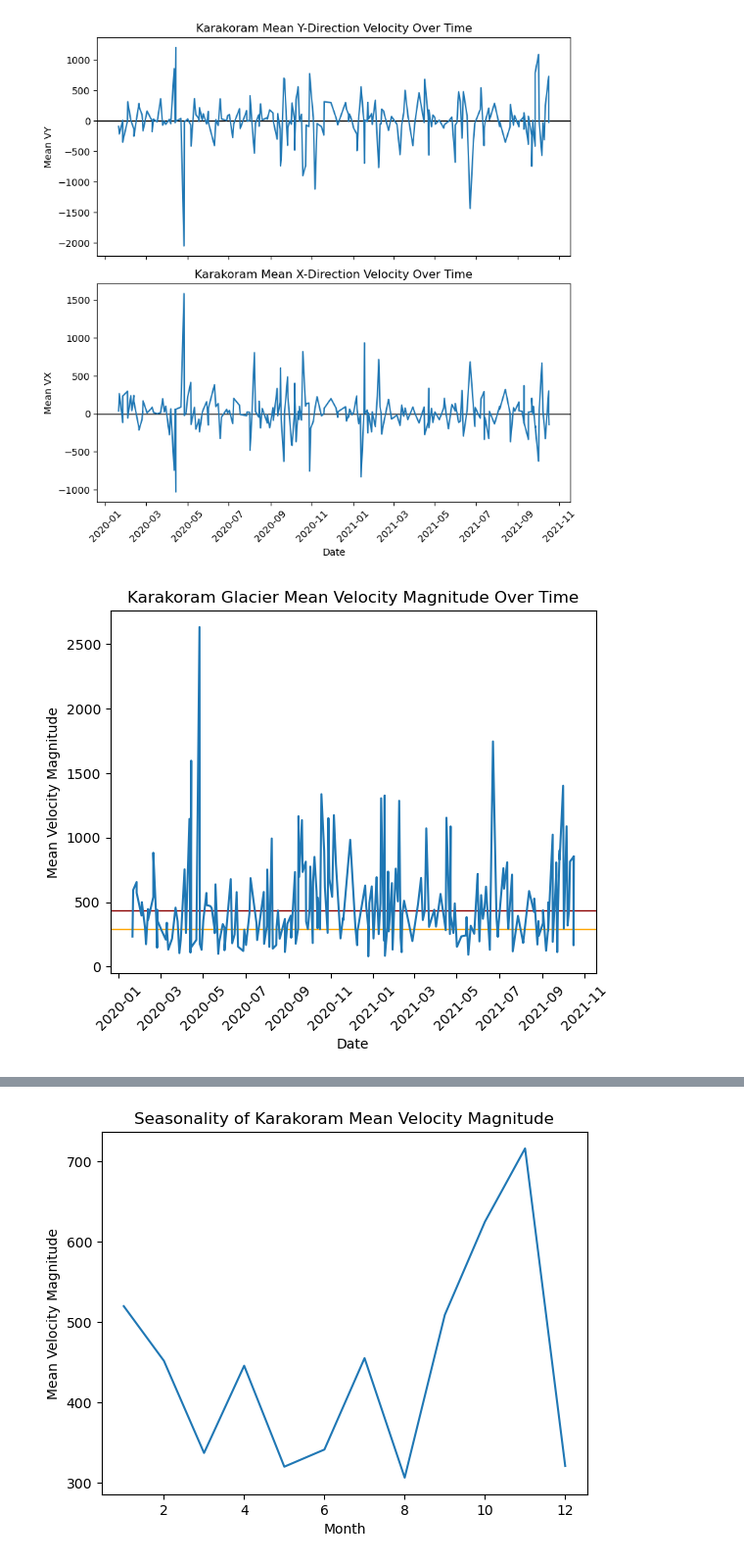
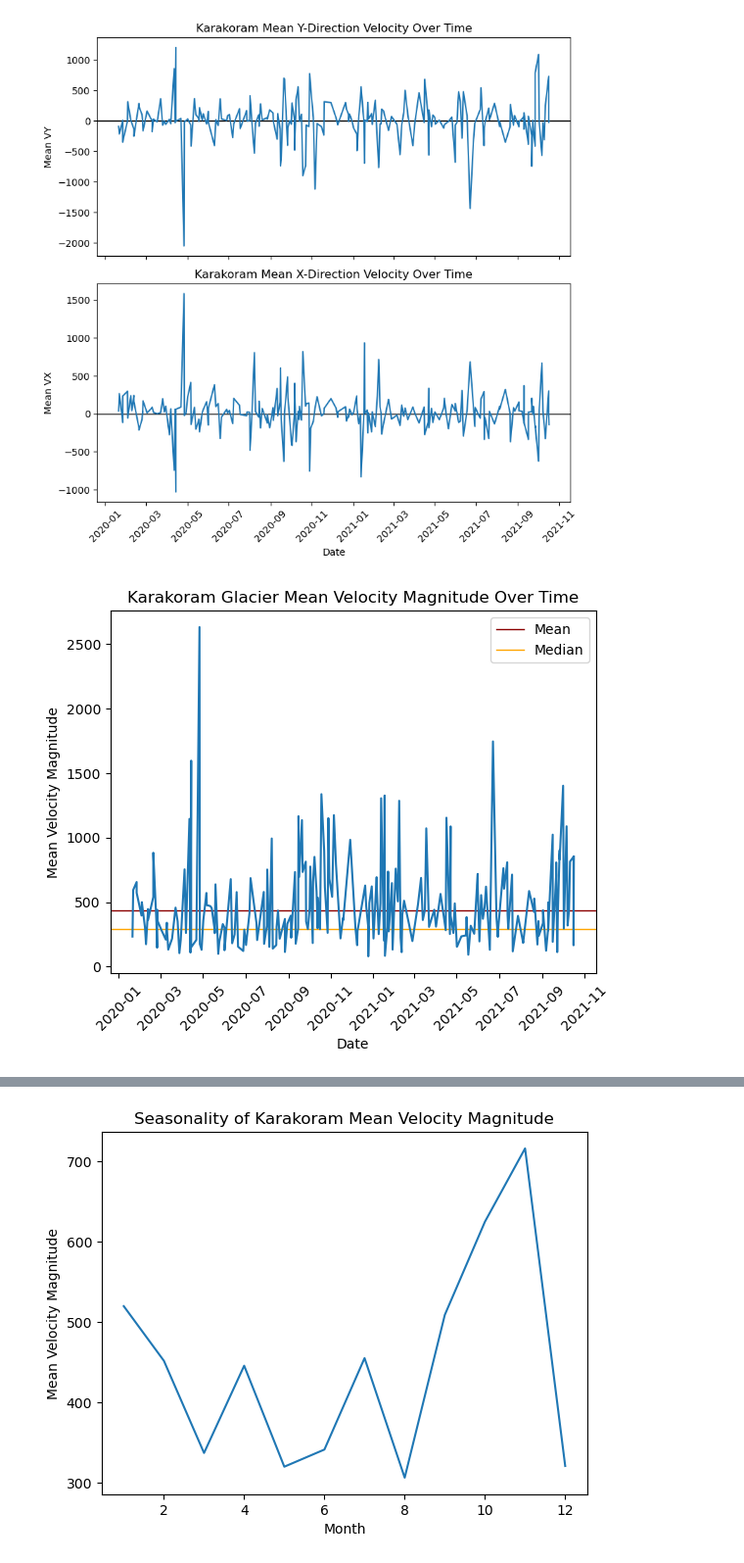
Before and after one commit to UCB-stat-159-f25/final-group06, a Jupyter notebook: karakoram_analysis.ipynb, the cells around one changed output, grey strips where cells are left out. Shown at 98% size. Saved outputs shown, nothing was run; the diff lists cells and outputs as text; code cells hidden in the pictures.

```diff
--- a/karakoram_analysis.ipynb
+++ b/karakoram_analysis.ipynb
@@ -95,17 +95,18 @@ plt.show()
 # %% [output]
 [figure]
 # %%
-plt.axhline(y=trimmed['vel_magnitude'].mean(), color='darkred', linewidth=1)
-plt.axhline(y=trimmed['vel_magnitude'].median(), color='orange', linewidth=1)
+plt.axhline(y=trimmed['vel_magnitude'].mean(), color='darkred', linewidth=1, label="Mean")
+plt.axhline(y=trimmed['vel_magnitude'].median(), color='orange', linewidth=1, label="Median")
 plt.plot(summary_df['midpoint'], summary_df['mean_vel_magnitude'])
 plt.xticks(rotation=45)
 plt.xlabel('Date')
 plt.ylabel('Mean Velocity Magnitude')
 plt.title('Karakoram Glacier Mean Velocity Magnitude Over Time')
-plt.savefig("figures/K_meanmag_chart.png")
+plt.legend()
+plt.savefig("figures/K_meanmag_chart.png", dpi=300, bbox_inches='tight')
 plt.show()
 # %% [output]
-[figure, old version]
+[figure, new version]
 # %%
 mean_vx_map = trimmed.x_vel.mean(dim='time')
 mean_vy_map = trimmed.y_vel.mean(dim='time')
```
Also changed, not shown: parts of 6 cells of this notebook, 7 other files.
